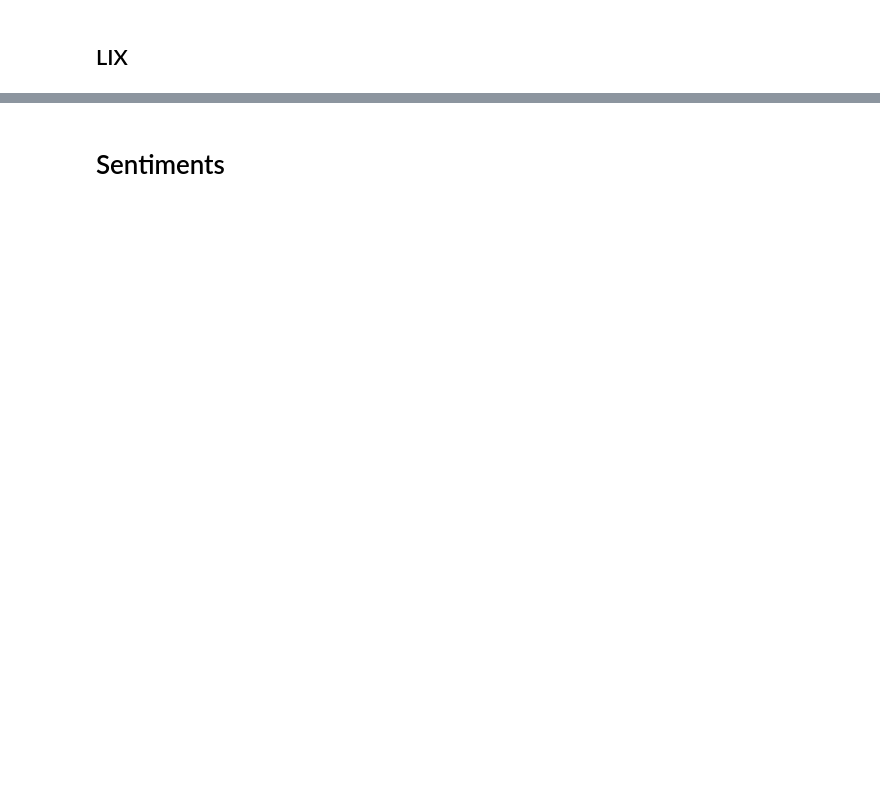
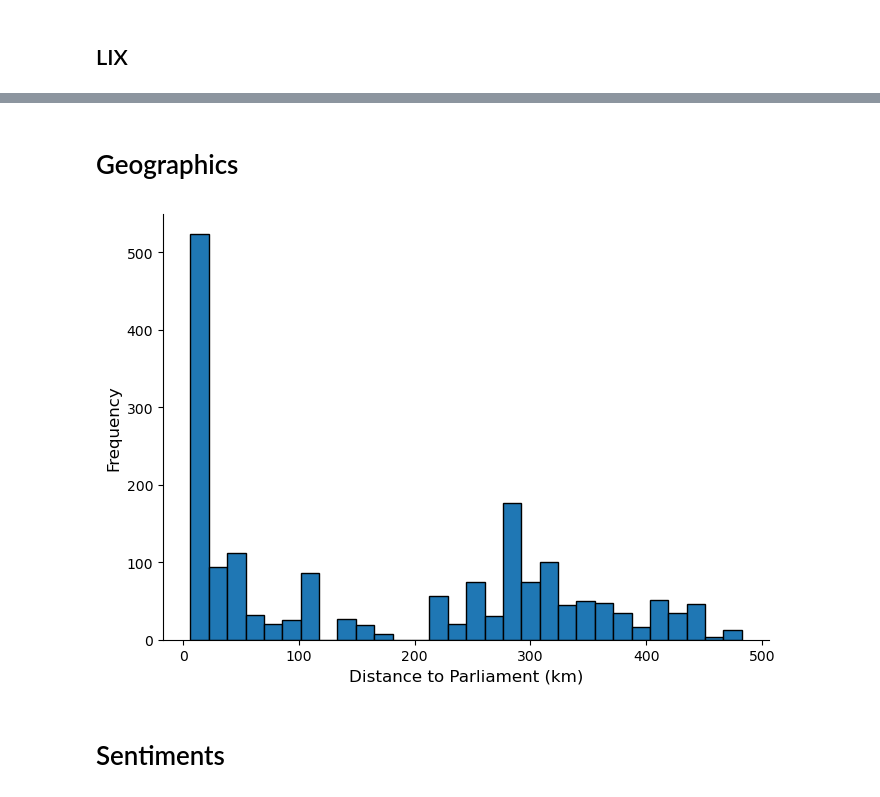
Before and after one commit to mcp656/ISDS-2024, a Jupyter notebook: Project/Borgerforslag 5 - Visualisation.ipynb, the cells around one changed output, grey strips where cells are left out. Cells and saved outputs as stored; diff of their text form; code cells hidden in the pictures; blank space fills up the shorter version.

```diff
--- a/Project/Borgerforslag 5 - Visualisation.ipynb
+++ b/Project/Borgerforslag 5 - Visualisation.ipynb
@@ -457,3 +549,44 @@ The interval with the most observations is: (46.0, 47.5)
+# %% [markdown]
+# Geographics
+# %%
+import pandas as pd
+import matplotlib.pyplot as plt
+import os
+
+# Assuming loaded_df is already available as a pandas DataFrame
+# If loaded_df is not yet defined, you would load your dataset first, for example:
+# loaded_df = pd.read_csv('your_dataset.csv')
+
+# Create a new dataset based on loaded_df
+new_df = loaded_df.copy()
+
+# Generate a histogram over the variable "Distance to parliament km"
+plt.figure(figsize=(7, 5))
+plt.hist(new_df['Distance to parliament km'], bins=30, edgecolor='black')
+
+# Increase font size to 12 for title, labels, and axes
+#plt.title('Distribution of Distance to Parliament (km)', fontsize=12)
+plt.xlabel('Distance to Parliament (km)', fontsize=12)
+plt.ylabel('Frequency', fontsize=12)
+
+# Remove grid lines
+plt.grid(False)
+
+# Remove top and right spines
+ax = plt.gca()
+ax.spines['top'].set_visible(False)
+ax.spines['right'].set_visible(False)
+
+# Adjust layout to prevent clipping
+plt.tight_layout()
+
+# Save the plot as a PDF
+output_path = os.path.join(output_dir, "geo_plot.pdf")
+plt.savefig(output_path)
+
+plt.show()
+# %% [output]
+[figure, added]
 # %% [markdown]
 # Sentiments
 # %%
```
Also changed, not shown: parts of 31 cells of this notebook, 16 other files.
